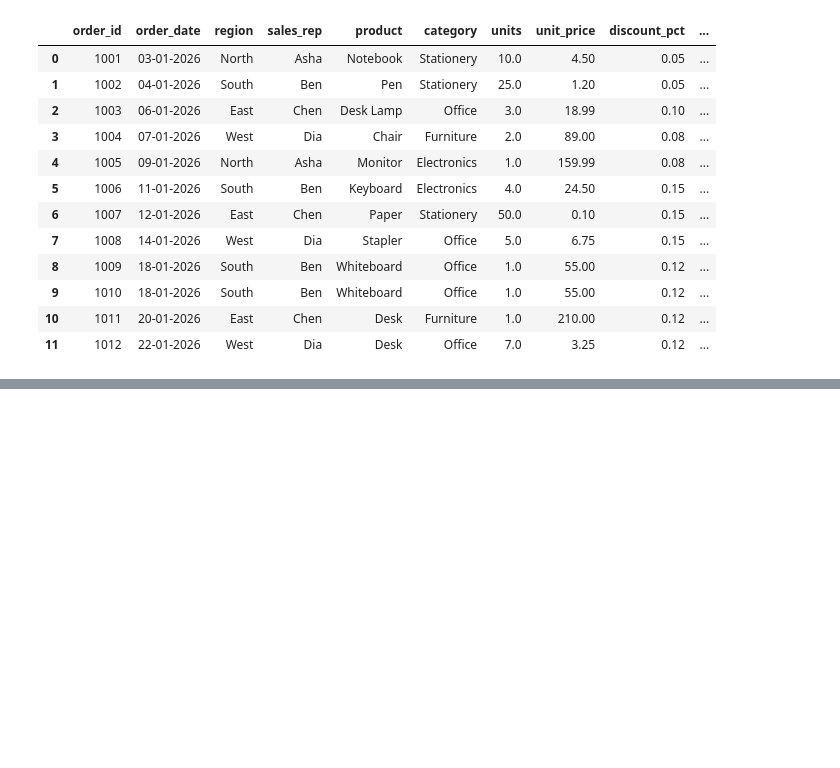
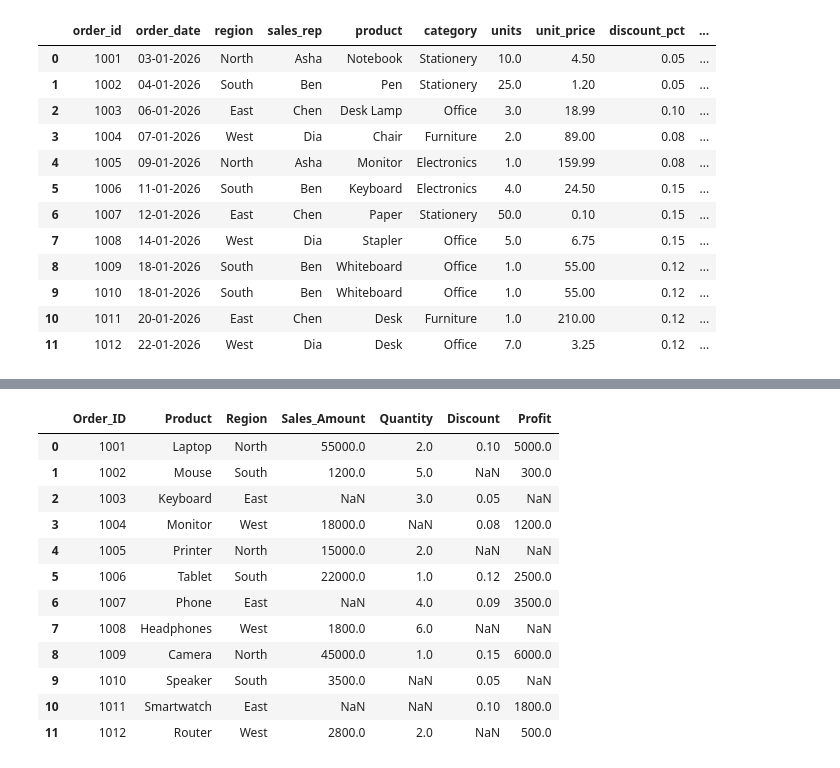
Before and after one commit to NishmthaM/Python_pandas, a Jupyter notebook: Python_Pandas.ipynb, the cells around one changed output, grey strips where cells are left out. Drawn from its saved outputs; the diff is of its cells as text; code cells hidden in the pictures; blank space fills up the shorter version.

```diff
--- a/Python_Pandas.ipynb
+++ b/Python_Pandas.ipynb
@@ -1446,0 +1457,18 @@ a
+# %%
+import pandas as pd
+a=pd.read_csv("sales1.csv")
+a
+# %% [output]
+|  | Order_ID | Product | Region | Sales_Amount | Quantity | Discount | Profit |
+| 0 | 1001 | Laptop | North | 55000.0 | 2.0 | 0.10 | 5000.0 |
+| 1 | 1002 | Mouse | South | 1200.0 | 5.0 | NaN | 300.0 |
+| 2 | 1003 | Keyboard | East | NaN | 3.0 | 0.05 | NaN |
+| 3 | 1004 | Monitor | West | 18000.0 | NaN | 0.08 | 1200.0 |
+| 4 | 1005 | Printer | North | 15000.0 | 2.0 | NaN | NaN |
+| 5 | 1006 | Tablet | South | 22000.0 | 1.0 | 0.12 | 2500.0 |
+| 6 | 1007 | Phone | East | NaN | 4.0 | 0.09 | 3500.0 |
+| 7 | 1008 | Headphones | West | 1800.0 | 6.0 | NaN | NaN |
+| 8 | 1009 | Camera | North | 45000.0 | 1.0 | 0.15 | 6000.0 |
+| 9 | 1010 | Speaker | South | 3500.0 | NaN | 0.05 | NaN |
+| 10 | 1011 | Smartwatch | East | NaN | NaN | 0.10 | 1800.0 |
+| 11 | 1012 | Router | West | 2800.0 | 2.0 | NaN | 500.0 |
```
Also changed, not shown: parts of 19 cells of this notebook.
